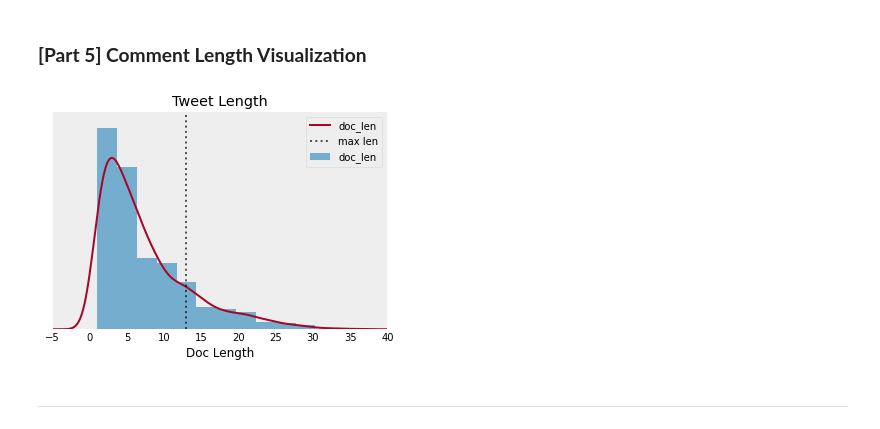
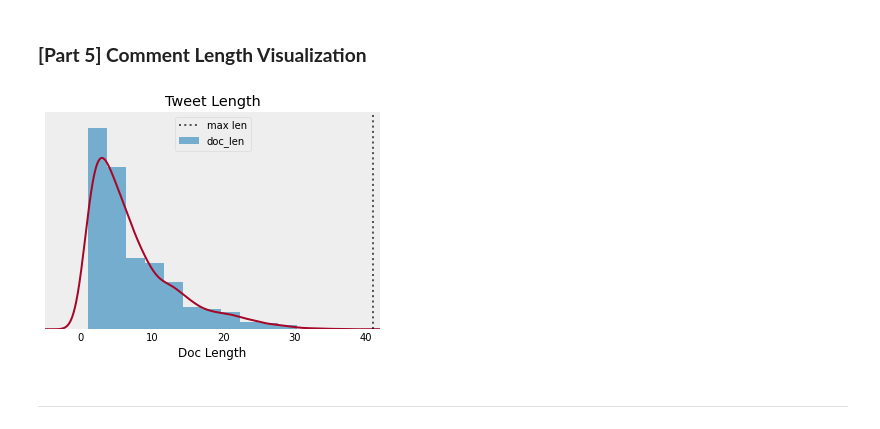
Before and after one commit to farhanalfaa/twitter-sentiment-analysis, a Jupyter notebook: program/[Part_4]_Convolutional_Neural_Network.ipynb, the cells around one changed output. Cells and saved outputs as stored; diff of their text form; code cells hidden in the pictures.

```diff
--- a/program/[Part_4]_Convolutional_Neural_Network.ipynb
+++ b/program/[Part_4]_Convolutional_Neural_Network.ipynb
@@ -87,35 +91,35 @@ Number of Train Data   :  2900
 # %%
 label_names = ['positive', 'neutral','negative']
 
 train['doc_len'] = train['text'].apply(lambda words: len(words.split(' ')))
 
-max_seq_len = np.round(train['doc_len'].mean() + train['doc_len'].std()).astype(int)
+max_seq_len = np.max(train['doc_len'])
 
 fig, ax = plt.subplots(figsize=(6,4))
 
 train['doc_len'].plot(kind='hist',
                       density=True,
                       alpha=0.65,
                       bins=15)
 
-train['doc_len'].plot(kind='kde')
+train['doc_len'].plot(kind='kde', label='')
 
-ax.set_xlim(-5, 40)
+ax.set_xlim(-5, 42)
 ax.set_xlabel("Doc Length")
 ax.set_ylim(0, 0.13)
 ax.set_yticks([])
 ax.set_ylabel("")
 ax.set_title("Tweet Length")
 ax.grid(False)
 ax.axvline(x=max_seq_len, alpha=0.65, color='k', linestyle=':', label='max len')
 ax.tick_params(left = False, bottom = False)
 for ax, spine in ax.spines.items():
     spine.set_visible(False)
 
 plt.legend()
 plt.show()
 # %% [output]
-[figure, old version]
+[figure, new version]
 # %% [markdown]
 
 
```
Also changed, not shown: parts of 23 cells of this notebook.
